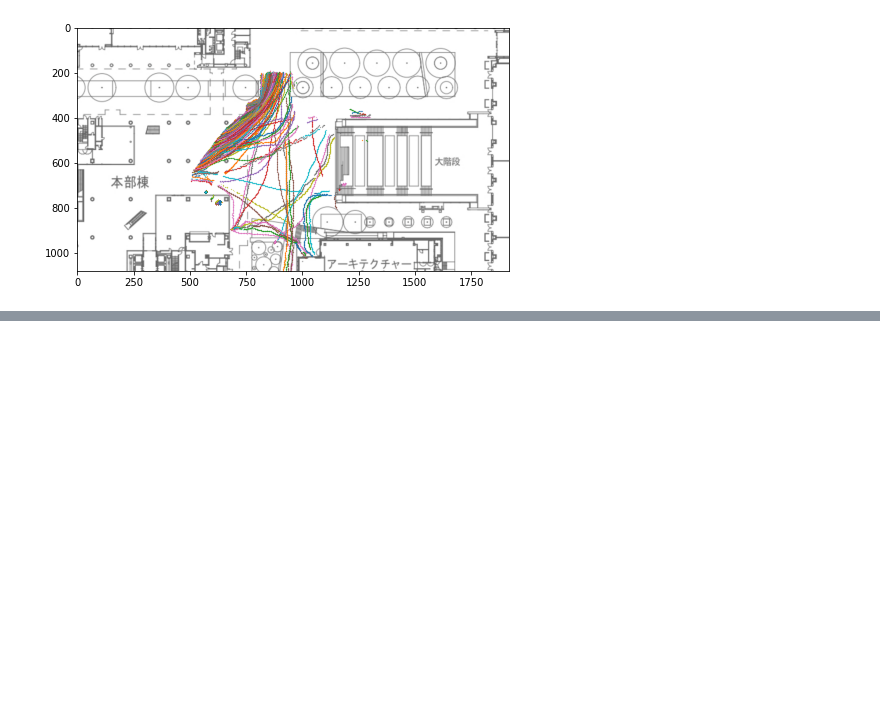
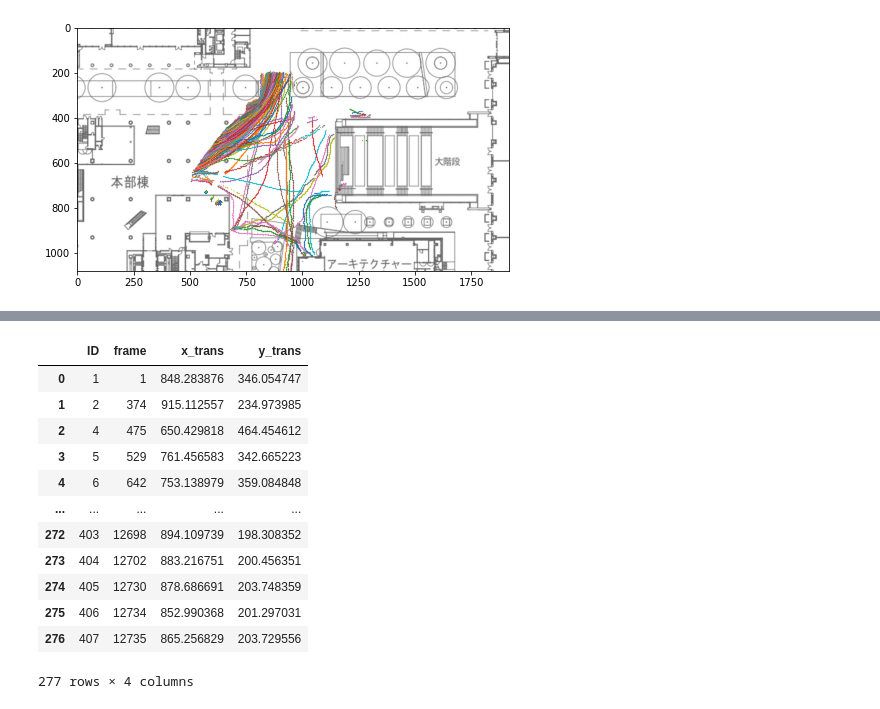
Before and after one commit to yuzz2516/Trajectory, a Jupyter notebook: notebooks/homography_tra.ipynb, the cells around one changed output, grey strips where cells are left out. Drawn from its saved outputs; the diff is of its cells as text; code cells hidden in the pictures; blank space fills up the shorter version.

```diff
--- a/notebooks/homography_tra.ipynb
+++ b/notebooks/homography_tra.ipynb
@@ -133,14 +139,20 @@ df
 # %%
-%cd ./Trajectory_local_obara
+# 射影変換，追跡座標変換，
+#%cd ..
 import argparse
 import pandas as pd
 import cv2
 import matplotlib.pyplot as plt
 from PIL import Image
 import seaborn as sns
+import numpy as np
+
 
 from utils.parser import *
 from utils.homography import *
+
+text = "texts/1012_study.txt"
+df = parser_byte(text)
 
 p_original = point_to_list(775,156, 1391,275 ,1398, 991 ,544, 590)
 p_trans = point_to_list(1082,890, 677,744, 808,235, 1153,441)
@@ -220,0 +236,5 @@ plt.savefig('output.png')
+# %%
+df_speed = df.drop(columns=["x", "y", "w", "h",'x_c','y_c'])
+#df_speed = df_speed.query('2< ID < 6')
+#df_speed = df_speed.groupby(['ID'])
+print(df_speed)
@@ -220,0 +256,17 @@ plt.savefig('output.png')
+# %%
+df_speed_f = df_speed.groupby(['ID'],as_index=False).first()
+df_speed_f
+# %% [output]
+|  | ID | frame | x_trans | y_trans |
+| 0 | 1 | 1 | 848.283876 | 346.054747 |
+| 1 | 2 | 374 | 915.112557 | 234.973985 |
+| 2 | 4 | 475 | 650.429818 | 464.454612 |
+| 3 | 5 | 529 | 761.456583 | 342.665223 |
+| 4 | 6 | 642 | 753.138979 | 359.084848 |
+| ... | ... | ... | ... | ... |
+| 272 | 403 | 12698 | 894.109739 | 198.308352 |
+| 273 | 404 | 12702 | 883.216751 | 200.456351 |
+| 274 | 405 | 12730 | 878.686691 | 203.748359 |
+| 275 | 406 | 12734 | 852.990368 | 201.297031 |
+| 276 | 407 | 12735 | 865.256829 | 203.729556 |
+277 rows × 4 columns
```
Also changed, not shown: parts of 10 cells of this notebook, 2 other files.
